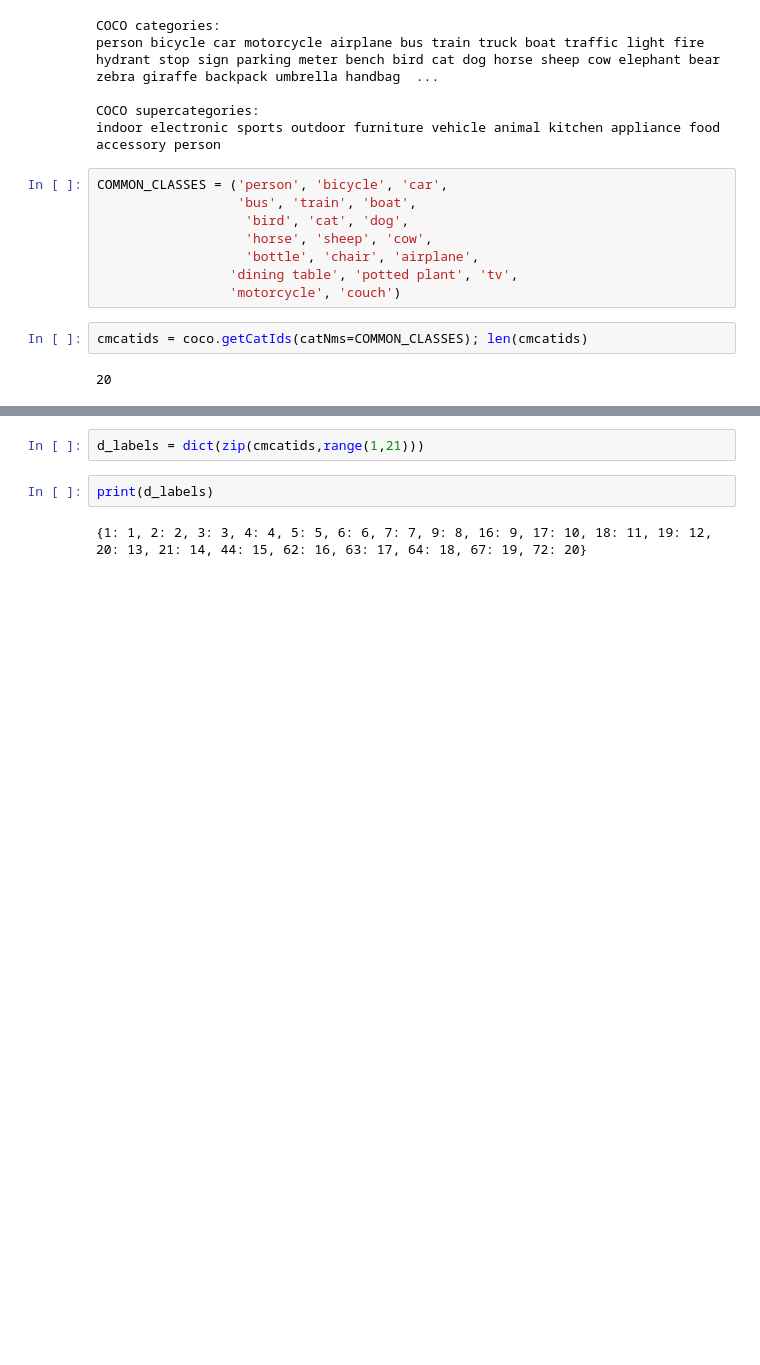
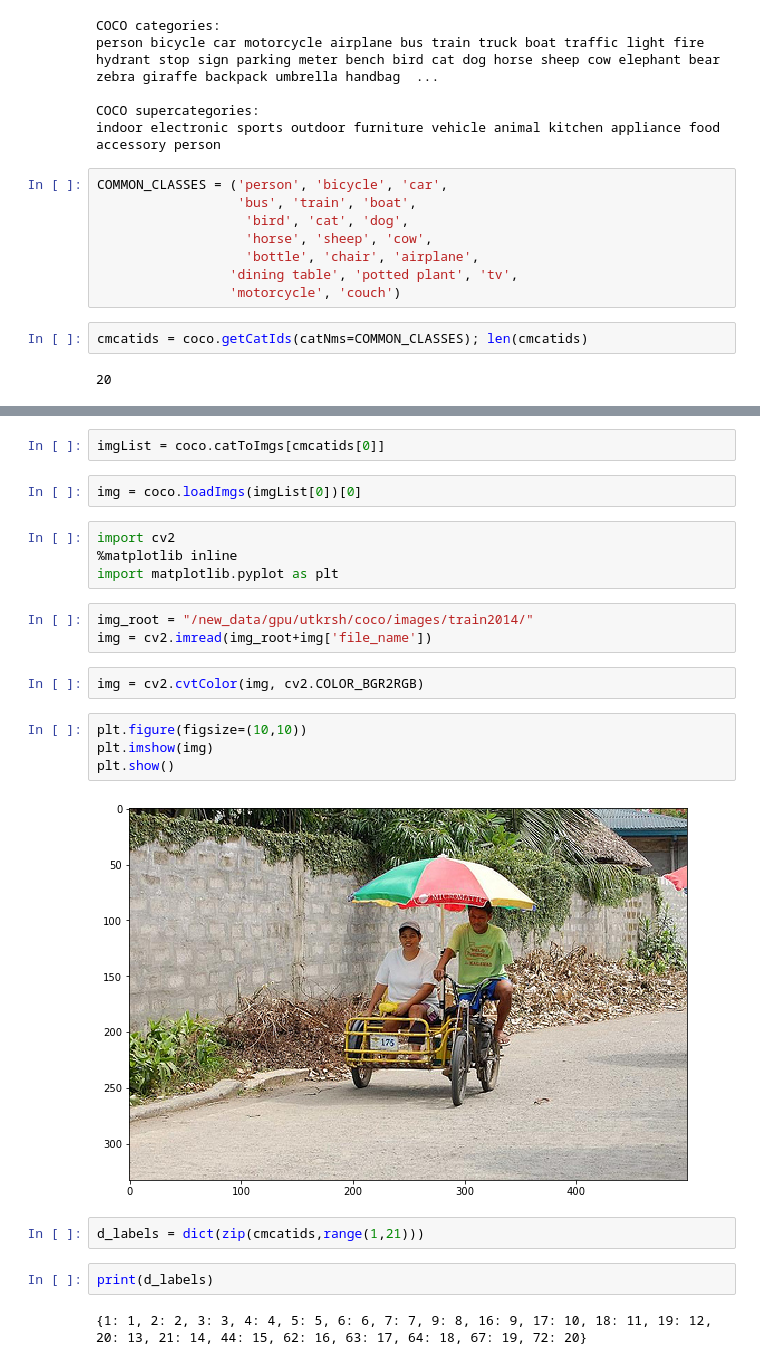
Before and after one commit to chauhan-utk/ssd.DomainAdaptation, a Jupyter notebook: pycocoDemo.ipynb, the cells around one changed output, grey strips where cells are left out. Cells and saved outputs as stored; diff of their text form; blank space fills up the shorter version.

```diff
--- a/pycocoDemo.ipynb
+++ b/pycocoDemo.ipynb
@@ -64,3 +56,22 @@ cmcatids
+# %%
+imgList = coco.catToImgs[cmcatids[0]]
+# %%
+img = coco.loadImgs(imgList[0])[0]
+# %%
+import cv2
+%matplotlib inline
+import matplotlib.pyplot as plt
+# %%
+img_root = "/new_data/gpu/utkrsh/coco/images/train2014/"
+img = cv2.imread(img_root+img['file_name'])
+# %%
+img = cv2.cvtColor(img, cv2.COLOR_BGR2RGB)
+# %%
+plt.figure(figsize=(10,10))
+plt.imshow(img)
+plt.show()
+# %% [output]
+[figure, added]
 # %%
 d_labels = dict(zip(cmcatids,range(1,21)))
 # %%
```
Also changed, not shown: parts of 3 cells of this notebook, 5 other files.
